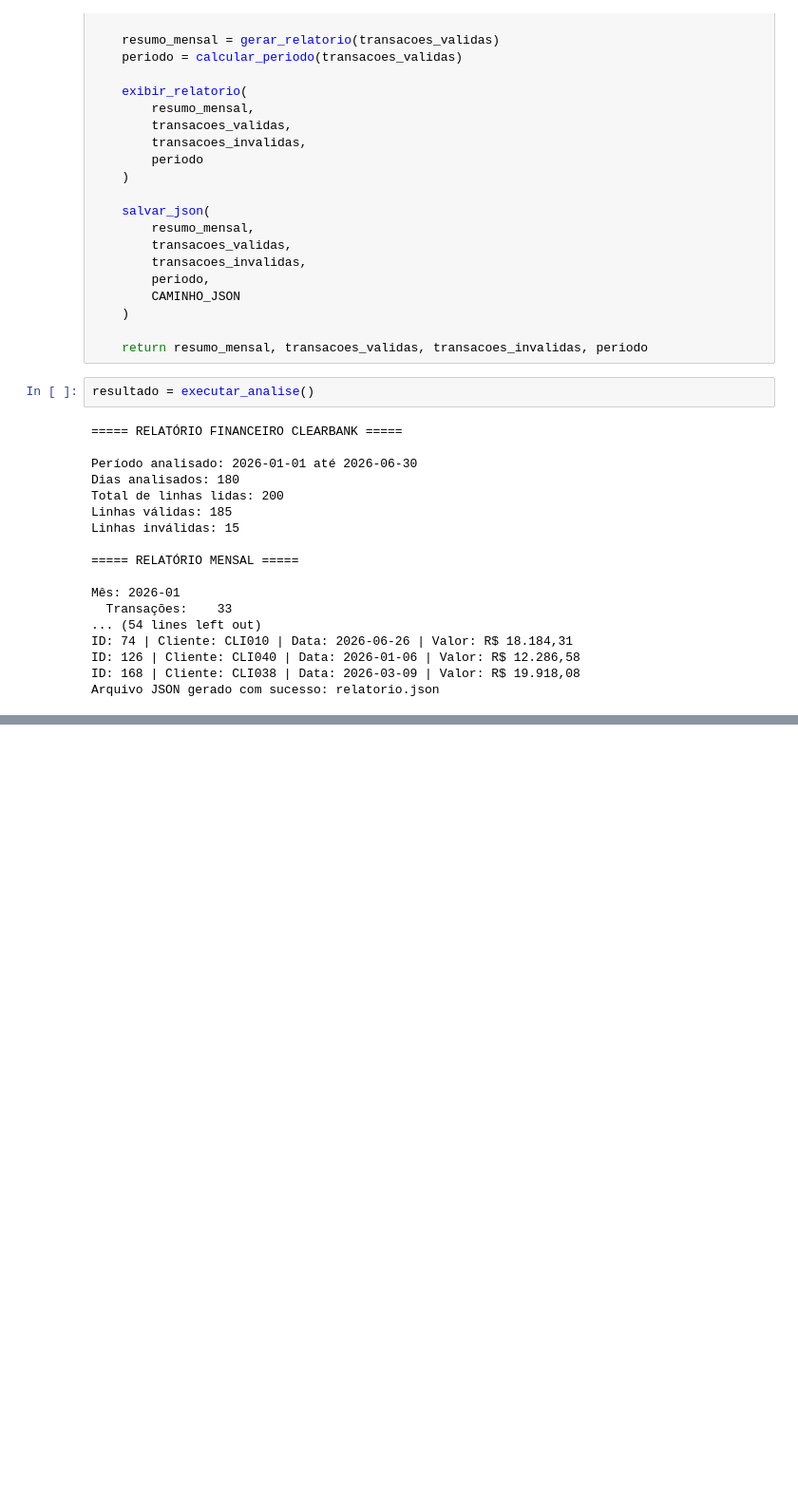
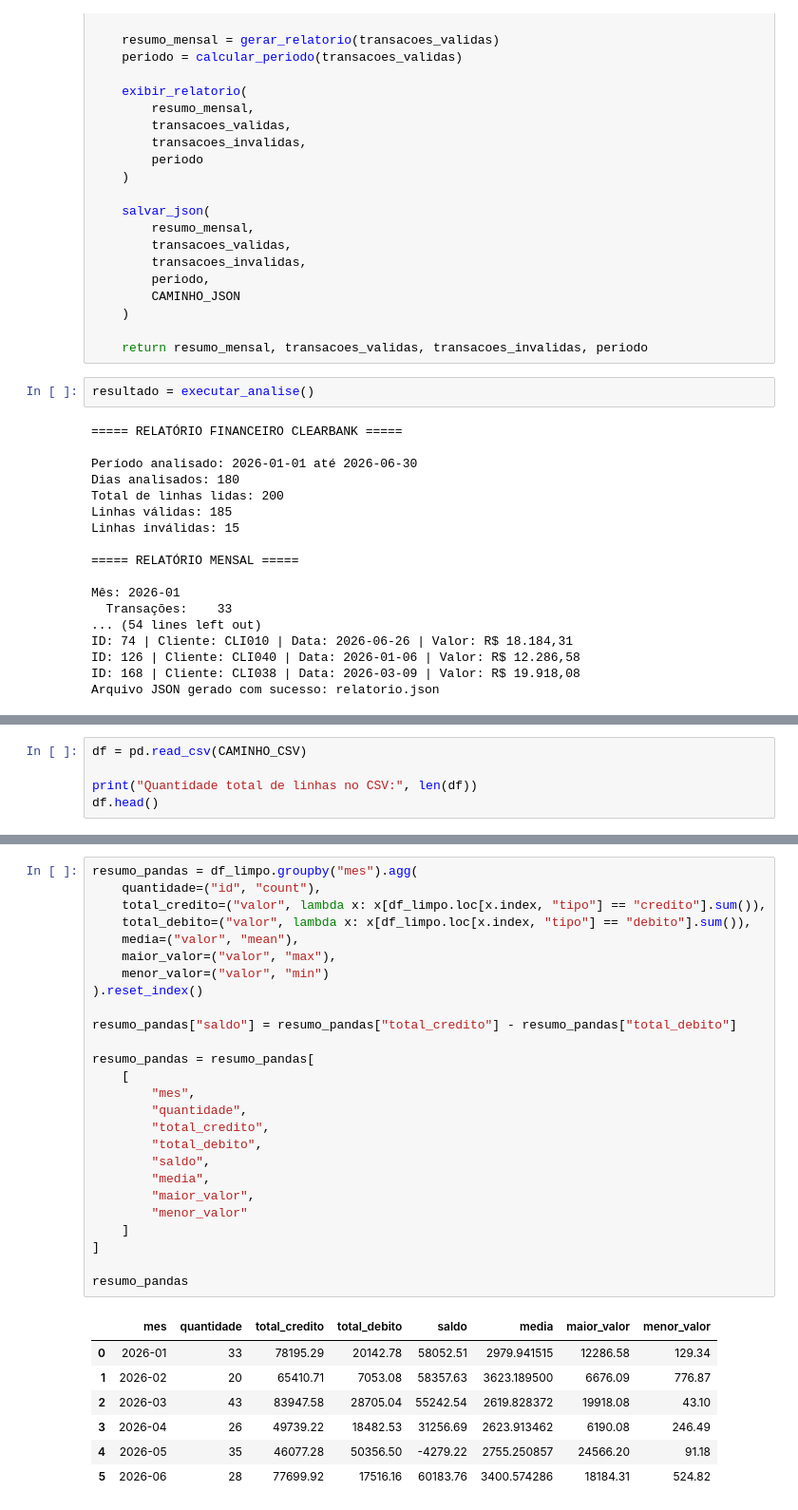
Before and after one commit to driman-systems/clearbank-analise, a Jupyter notebook: desafio-final.ipynb, the cells around one changed output, grey strips where cells are left out. Shown at 95% size. Drawn from its saved outputs; the diff is of its cells as text; blank space fills up the shorter version.

```diff
--- a/desafio-final.ipynb
+++ b/desafio-final.ipynb
@@ -355,0 +353,5 @@ Arquivo JSON gerado com sucesso: relatorio.json
+# %%
+df = pd.read_csv(CAMINHO_CSV)
+
+print("Quantidade total de linhas no CSV:", len(df))
+df.head()
@@ -355,0 +417,34 @@ Arquivo JSON gerado com sucesso: relatorio.json
+# %%
+resumo_pandas = df_limpo.groupby("mes").agg(
+    quantidade=("id", "count"),
+    total_credito=("valor", lambda x: x[df_limpo.loc[x.index, "tipo"] == "credito"].sum()),
+    total_debito=("valor", lambda x: x[df_limpo.loc[x.index, "tipo"] == "debito"].sum()),
+    media=("valor", "mean"),
+    maior_valor=("valor", "max"),
+    menor_valor=("valor", "min")
+).reset_index()
+
+resumo_pandas["saldo"] = resumo_pandas["total_credito"] - resumo_pandas["total_debito"]
+
+resumo_pandas = resumo_pandas[
+    [
+        "mes",
+        "quantidade",
+        "total_credito",
+        "total_debito",
+        "saldo",
+        "media",
+        "maior_valor",
+        "menor_valor"
+    ]
+]
+
+resumo_pandas
+# %% [output]
+|  | mes | quantidade | total_credito | total_debito | saldo | media | maior_valor | menor_valor |
+| 0 | 2026-01 | 33 | 78195.29 | 20142.78 | 58052.51 | 2979.941515 | 12286.58 | 129.34 |
+| 1 | 2026-02 | 20 | 65410.71 | 7053.08 | 58357.63 | 3623.189500 | 6676.09 | 776.87 |
+| 2 | 2026-03 | 43 | 83947.58 | 28705.04 | 55242.54 | 2619.828372 | 19918.08 | 43.10 |
+| 3 | 2026-04 | 26 | 49739.22 | 18482.53 | 31256.69 | 2623.913462 | 6190.08 | 246.49 |
+| 4 | 2026-05 | 35 | 46077.28 | 50356.50 | -4279.22 | 2755.250857 | 24566.20 | 91.18 |
+| 5 | 2026-06 | 28 | 77699.92 | 17516.16 | 60183.76 | 3400.574286 | 18184.31 | 524.82 |
```
Also changed, not shown: parts of 10 cells of this notebook, 2 other files.
